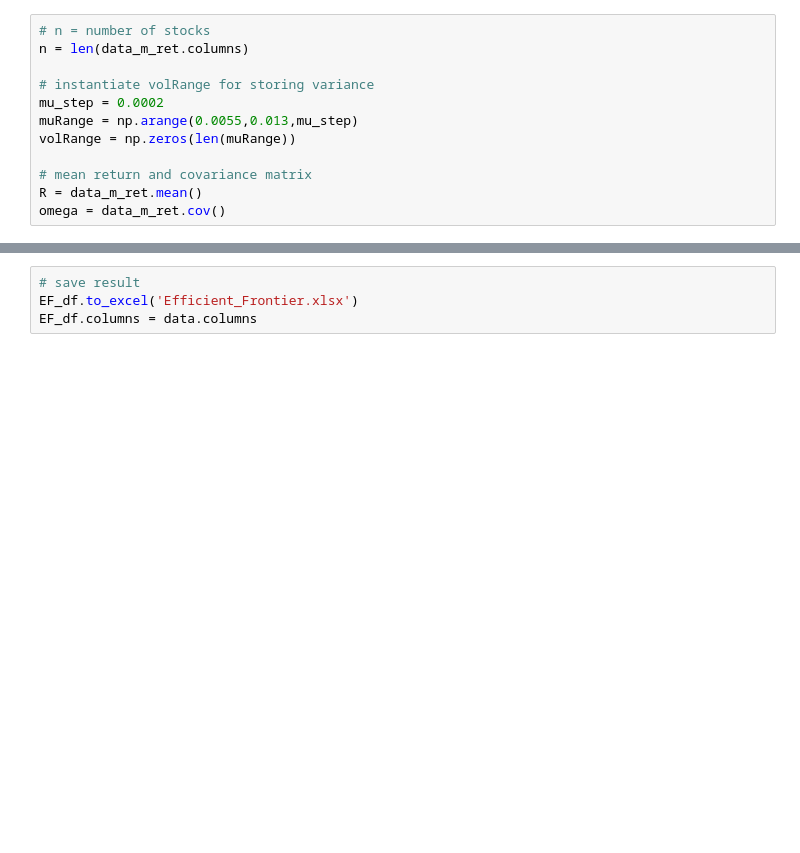
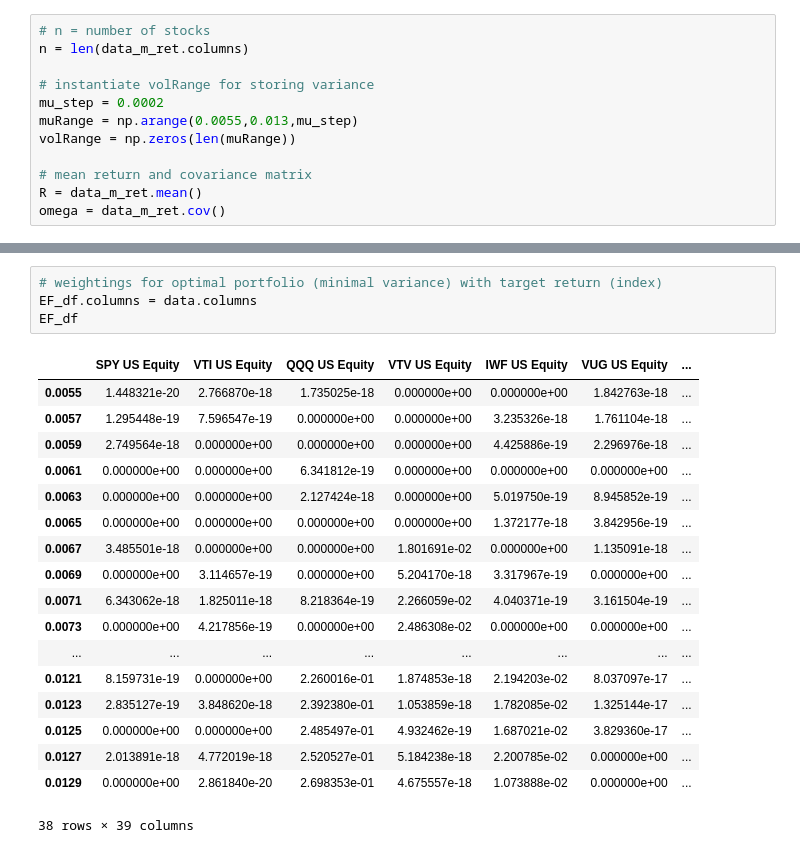
Before and after one commit to johncky/QFNtools, a Jupyter notebook: 1. Long-only efficient frontier.ipynb, the cells around one changed output, grey strips where cells are left out. Drawn from its saved outputs; the diff is of its cells as text; blank space fills up the shorter version.

```diff
--- a/1. Long-only efficient frontier.ipynb
+++ b/1. Long-only efficient frontier.ipynb
@@ -88,9 +82,28 @@ for i in range(len(muRange)):
 # efficient frontier
 EF_df = pd.DataFrame.from_dict(wgt,orient = 'columns').T
 # %%
-# save result
-EF_df.to_excel('Efficient_Frontier.xlsx')
+# weightings for optimal portfolio (minimal variance) with target return (index)
 EF_df.columns = data.columns
+EF_df
+# %% [output]
+|  | SPY US Equity | VTI US Equity | QQQ US Equity | VTV US Equity | IWF US Equity | VUG US Equity | ... |
+| 0.0055 | 1.448321e-20 | 2.766870e-18 | 1.735025e-18 | 0.000000e+00 | 0.000000e+00 | 1.842763e-18 | ... |
+| 0.0057 | 1.295448e-19 | 7.596547e-19 | 0.000000e+00 | 0.000000e+00 | 3.235326e-18 | 1.761104e-18 | ... |
+| 0.0059 | 2.749564e-18 | 0.000000e+00 | 0.000000e+00 | 0.000000e+00 | 4.425886e-19 | 2.296976e-18 | ... |
+| 0.0061 | 0.000000e+00 | 0.000000e+00 | 6.341812e-19 | 0.000000e+00 | 0.000000e+00 | 0.000000e+00 | ... |
+| 0.0063 | 0.000000e+00 | 0.000000e+00 | 2.127424e-18 | 0.000000e+00 | 5.019750e-19 | 8.945852e-19 | ... |
+| 0.0065 | 0.000000e+00 | 0.000000e+00 | 0.000000e+00 | 0.000000e+00 | 1.372177e-18 | 3.842956e-19 | ... |
+| 0.0067 | 3.485501e-18 | 0.000000e+00 | 0.000000e+00 | 1.801691e-02 | 0.000000e+00 | 1.135091e-18 | ... |
+| 0.0069 | 0.000000e+00 | 3.114657e-19 | 0.000000e+00 | 5.204170e-18 | 3.317967e-19 | 0.000000e+00 | ... |
+| 0.0071 | 6.343062e-18 | 1.825011e-18 | 8.218364e-19 | 2.266059e-02 | 4.040371e-19 | 3.161504e-19 | ... |
+| 0.0073 | 0.000000e+00 | 4.217856e-19 | 0.000000e+00 | 2.486308e-02 | 0.000000e+00 | 0.000000e+00 | ... |
+| ... | ... | ... | ... | ... | ... | ... | ... |
+| 0.0121 | 8.159731e-19 | 0.000000e+00 | 2.260016e-01 | 1.874853e-18 | 2.194203e-02 | 8.037097e-17 | ... |
+| 0.0123 | 2.835127e-19 | 3.848620e-18 | 2.392380e-01 | 1.053859e-18 | 1.782085e-02 | 1.325144e-17 | ... |
+| 0.0125 | 0.000000e+00 | 0.000000e+00 | 2.485497e-01 | 4.932462e-19 | 1.687021e-02 | 3.829360e-17 | ... |
+| 0.0127 | 2.013891e-18 | 4.772019e-18 | 2.520527e-01 | 5.184238e-18 | 2.200785e-02 | 0.000000e+00 | ... |
+| 0.0129 | 0.000000e+00 | 2.861840e-20 | 2.698353e-01 | 4.675557e-18 | 1.073888e-02 | 0.000000e+00 | ... |
+38 rows × 39 columns
 # %%
 # plot the efficient frontier
 # If weightings are bounded to be long-only [0,1], EF will not be smooth
```
Also changed, not shown: parts of 5 cells of this notebook, 5 other files.
